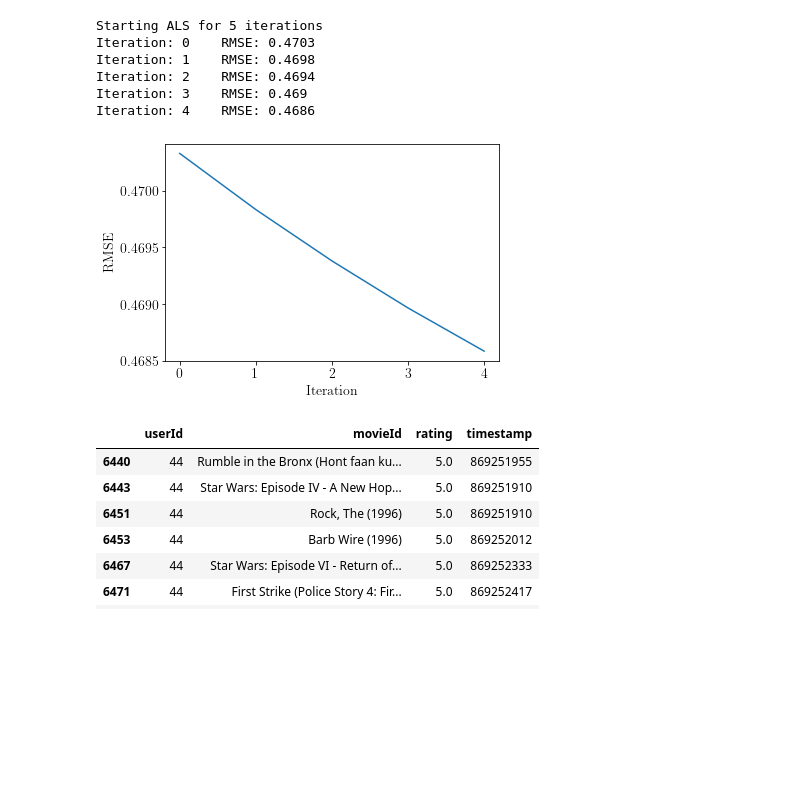
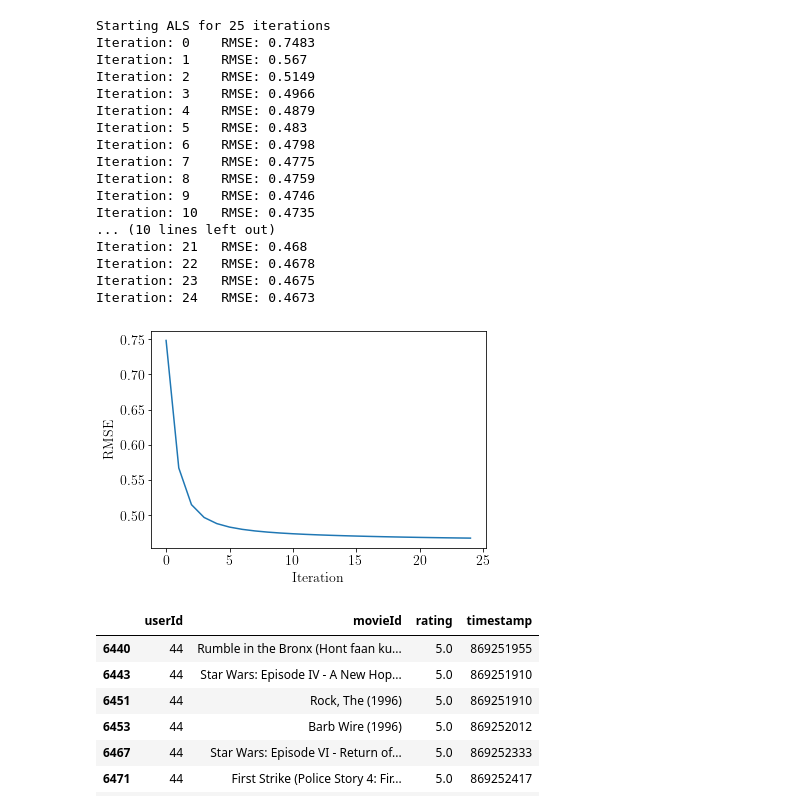
Before and after one commit to kamilm1307/recommenders, a Jupyter notebook: recommender_ALS.ipynb, the cells around one changed output. Drawn from its saved outputs; the diff is of its cells as text; code cells hidden in the pictures; blank space fills up the shorter version.

Commit message:
Corrected figure

```diff
--- a/recommender_ALS.ipynb
+++ b/recommender_ALS.ipynb
@@ -224,23 +225,34 @@ zm[-1, :] = 0.0
 zn[-1, :] = 0.0
 # %%
 # Train the model
-zm, zn, rmse = ALS(zm, zn, latent_dims, lamda, tau, 5)
+zm, zn, rmse = ALS(zm, zn, latent_dims, lamda, tau, 25)
 
 # Plot the error over epochs
 plt.figure()
 plt.plot(range(len(rmse)), rmse)
 plt.xlabel('Iteration')
 plt.ylabel('RMSE')
 plt.savefig('figures/rmse.jpg', dpi=300)
 plt.show()
 # %% [output]
-Starting ALS for 5 iterations
-Iteration: 0    RMSE: 0.4703
-Iteration: 1    RMSE: 0.4698
-Iteration: 2    RMSE: 0.4694
-Iteration: 3    RMSE: 0.469
-Iteration: 4    RMSE: 0.4686
+Starting ALS for 25 iterations
+Iteration: 0    RMSE: 0.7483
+Iteration: 1    RMSE: 0.567
+Iteration: 2    RMSE: 0.5149
+Iteration: 3    RMSE: 0.4966
+Iteration: 4    RMSE: 0.4879
+Iteration: 5    RMSE: 0.483
+Iteration: 6    RMSE: 0.4798
+Iteration: 7    RMSE: 0.4775
+Iteration: 8    RMSE: 0.4759
+Iteration: 9    RMSE: 0.4746
+Iteration: 10   RMSE: 0.4735
+... (10 lines left out)
+Iteration: 21   RMSE: 0.468
+Iteration: 22   RMSE: 0.4678
+Iteration: 23   RMSE: 0.4675
+Iteration: 24   RMSE: 0.4673
-[figure, old version]
+[figure, new version]
 # %%
 # Load trained parameters
 with open('trained_models/als_100k_params.npy', 'rb') as f:
```
Also changed, not shown: parts of 5 cells of this notebook.
